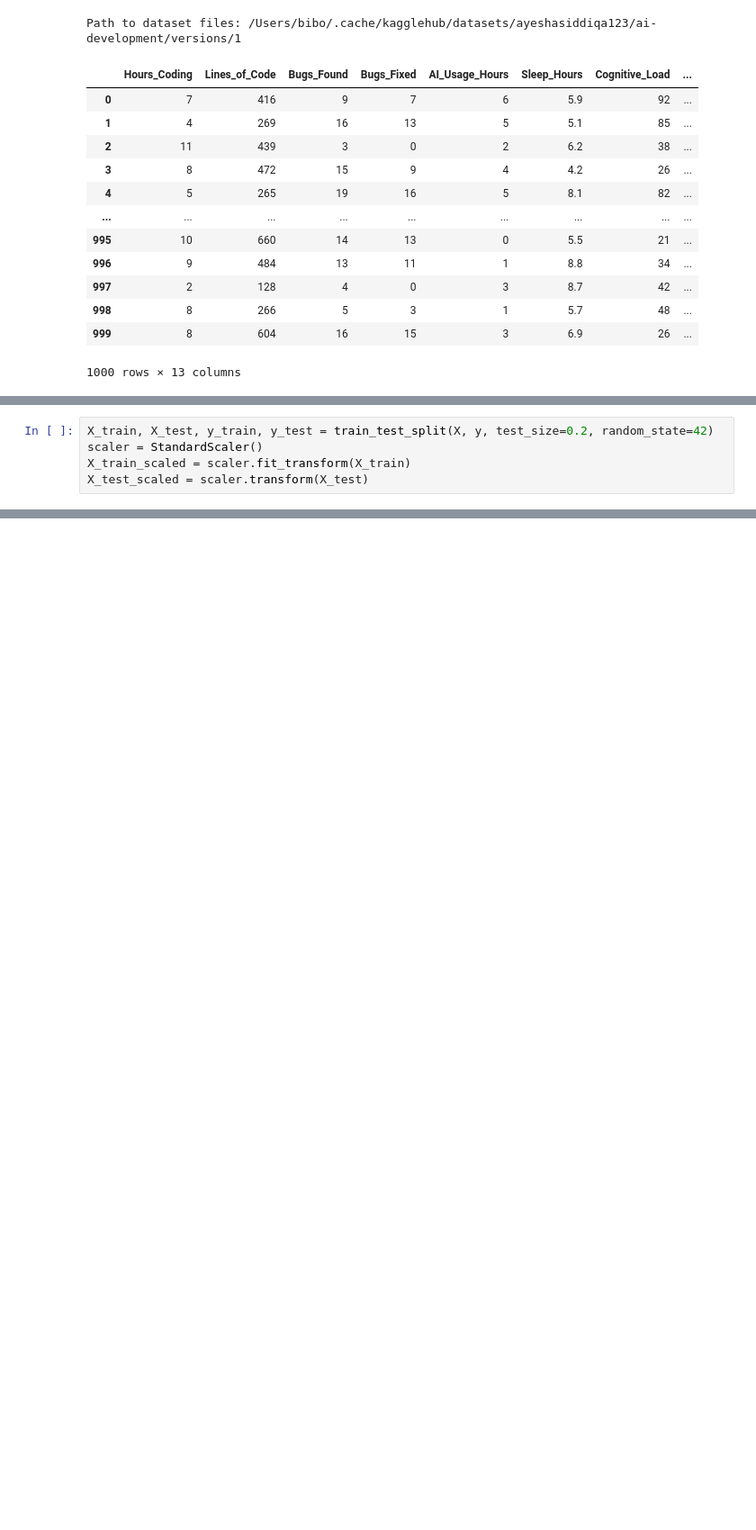
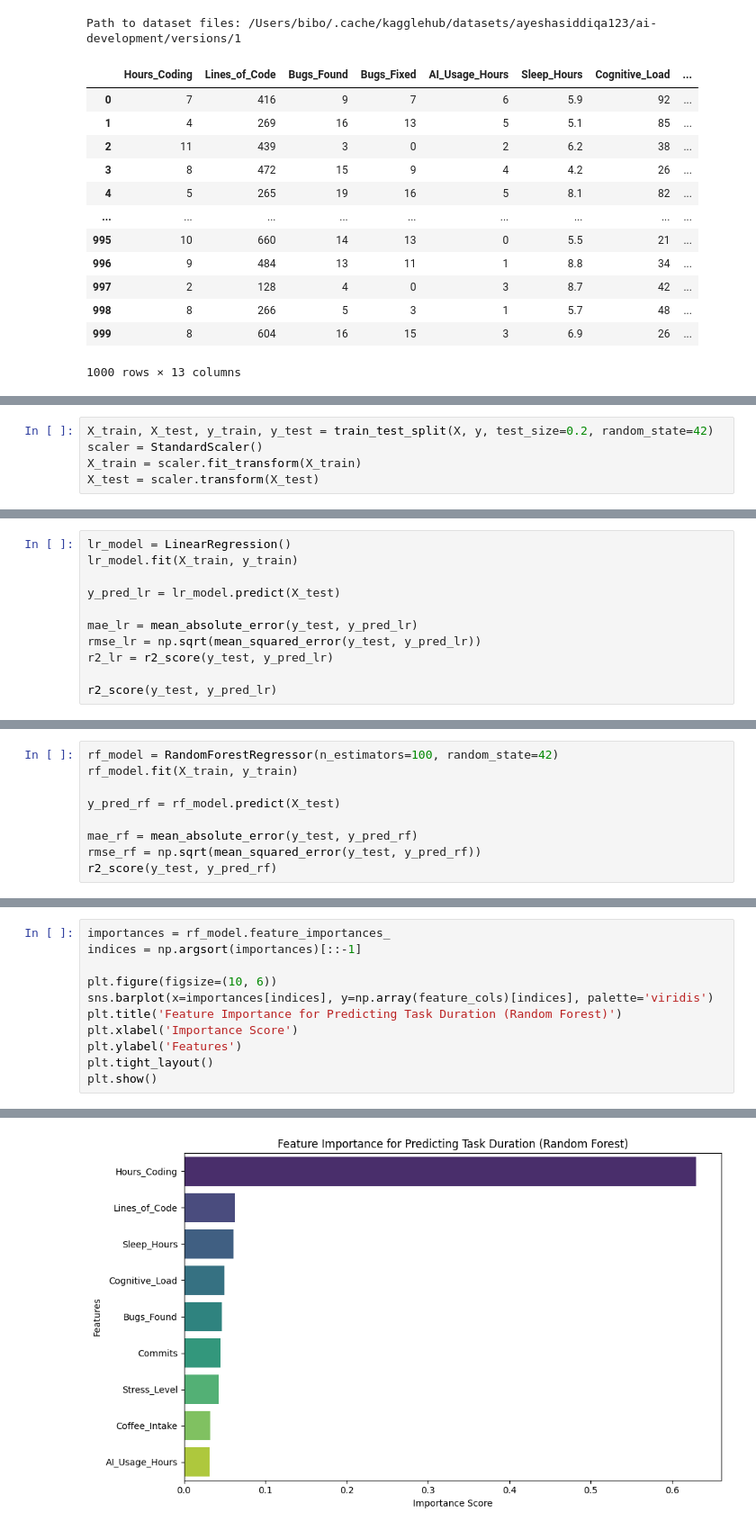
Before and after one commit to abanoubdev/ironhack-ai-developer-productivity-performance, a Jupyter notebook: Notebooks/clean_data_notebook.ipynb, the cells around one changed output, grey strips where cells are left out. Shown at 90% size. Drawn from its saved outputs; the diff is of its cells as text; blank space fills up the shorter version.

Commit message:
implement linear regression and random forest model training in data cleaning notebook

```diff
--- a/Notebooks/clean_data_notebook.ipynb
+++ b/Notebooks/clean_data_notebook.ipynb
@@ -64,5 +47,5 @@ X
 # %%
 X_train, X_test, y_train, y_test = train_test_split(X, y, test_size=0.2, random_state=42)
 scaler = StandardScaler()
-X_train_scaled = scaler.fit_transform(X_train)
-X_test_scaled = scaler.transform(X_test)
+X_train = scaler.fit_transform(X_train)
+X_test = scaler.transform(X_test)
@@ -68,0 +54,11 @@ X_test_scaled = scaler.transform(X_test)
+# %%
+lr_model = LinearRegression()
+lr_model.fit(X_train, y_train)
+
+y_pred_lr = lr_model.predict(X_test)
+
+mae_lr = mean_absolute_error(y_test, y_pred_lr)
+rmse_lr = np.sqrt(mean_squared_error(y_test, y_pred_lr))
+r2_lr = r2_score(y_test, y_pred_lr)
+
+r2_score(y_test, y_pred_lr)
@@ -68,0 +77,9 @@ X_test_scaled = scaler.transform(X_test)
+# %%
+rf_model = RandomForestRegressor(n_estimators=100, random_state=42)
+rf_model.fit(X_train, y_train)
+
+y_pred_rf = rf_model.predict(X_test)
+
+mae_rf = mean_absolute_error(y_test, y_pred_rf)
+rmse_rf = np.sqrt(mean_squared_error(y_test, y_pred_rf))
+r2_score(y_test, y_pred_rf)
@@ -68,0 +99,12 @@ X_test_scaled = scaler.transform(X_test)
+# %%
+importances = rf_model.feature_importances_
+indices = np.argsort(importances)[::-1]
+
+plt.figure(figsize=(10, 6))
+sns.barplot(x=importances[indices], y=np.array(feature_cols)[indices], palette='viridis')
+plt.title('Feature Importance for Predicting Task Duration (Random Forest)')
+plt.xlabel('Importance Score')
+plt.ylabel('Features')
+plt.tight_layout()
+plt.show()
+# %% [output]
@@ -68,0 +114 @@ X_test_scaled = scaler.transform(X_test)
+[figure, added]
```
Also changed, not shown: parts of 15 cells of this notebook, 2 other files.
